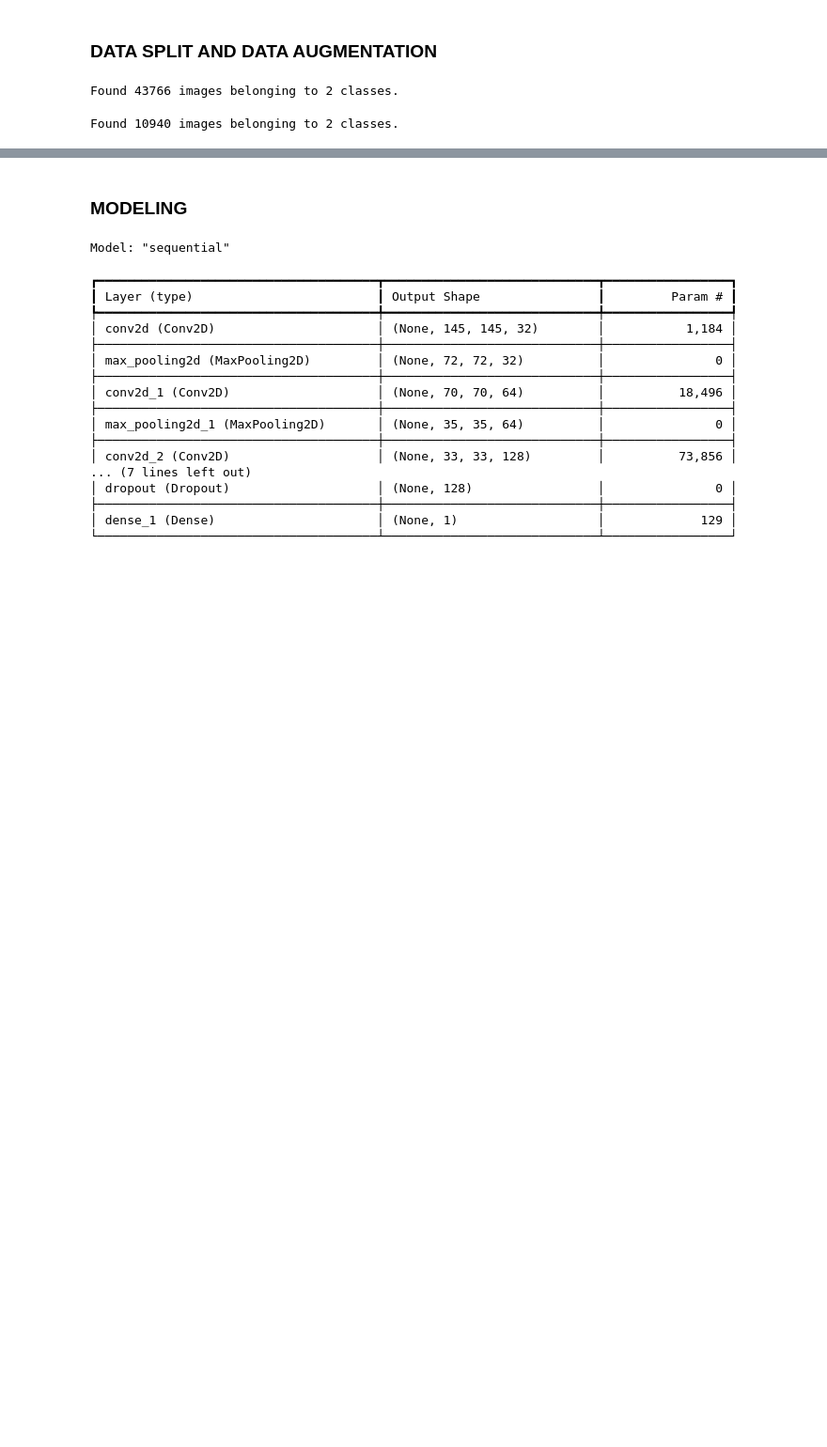
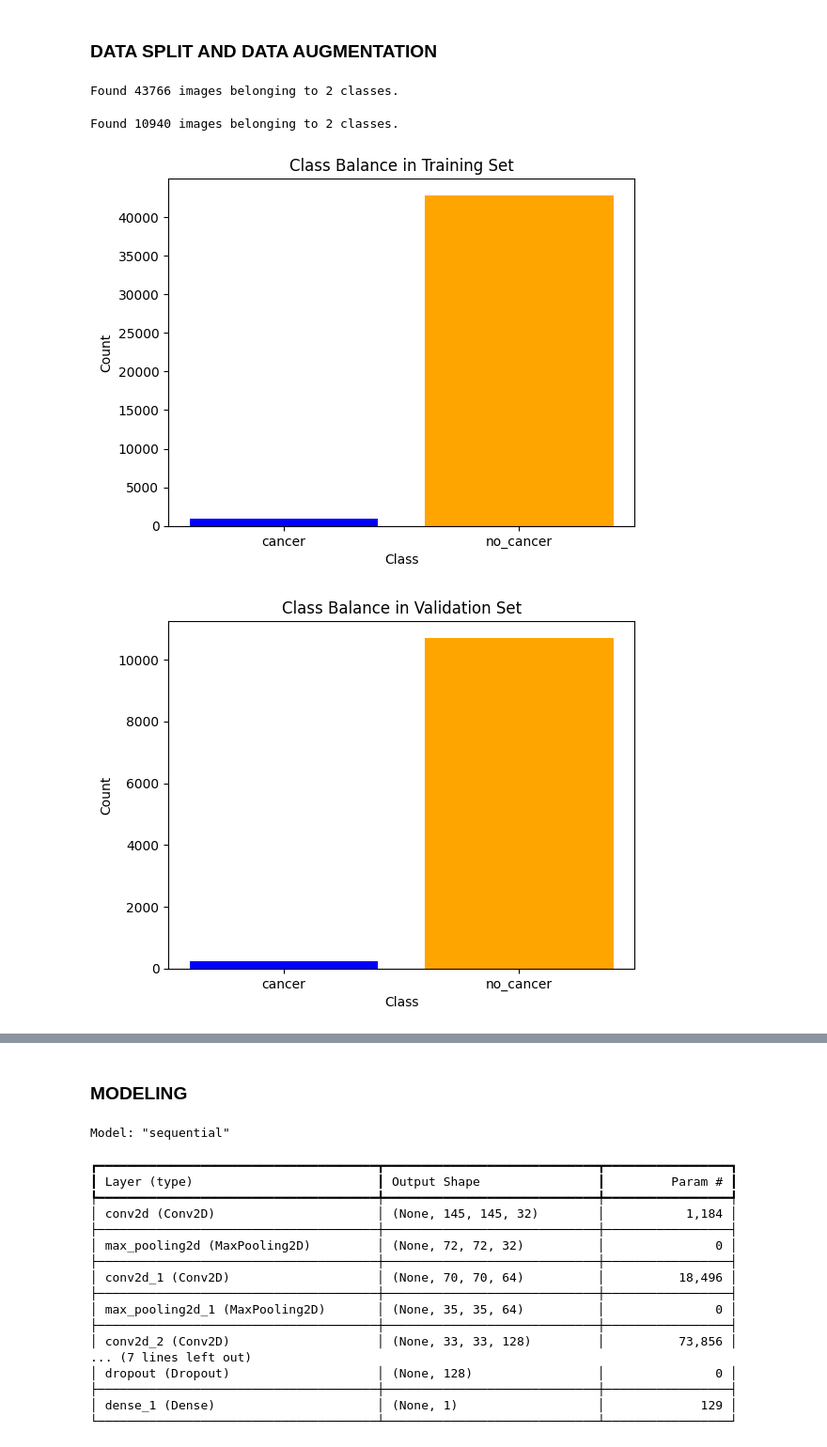
Before and after one commit to Shisiajoy/BreastCancerPrediction, a Jupyter notebook: Training.ipynb, the cells around one changed output, grey strips where cells are left out. Shown at 94% size. Saved outputs shown, nothing was run; the diff lists cells and outputs as text; code cells hidden in the pictures; blank space fills up the shorter version.

```diff
--- a/Training.ipynb
+++ b/Training.ipynb
@@ -223,3 +236,47 @@ Found 43766 images belonging to 2 classes.
 validationgenerator = datagenerator.flow_from_directory(base_path , target_size = (150 ,150), batch_size = 32 , class_mode = 'binary' ,subset = 'validation', color_mode='grayscale')
 # %% [output]
 Found 10940 images belonging to 2 classes.
+# %%
+import matplotlib.pyplot as plt
+from collections import Counter
+
+# Assuming traingenerator and validationgenerator are defined as shown
+
+# Get class indices
+train_class_indices = traingenerator.class_indices
+val_class_indices = validationgenerator.class_indices
+
+# Get class counts for training and validation sets
+train_class_counts = Counter(traingenerator.classes)
+val_class_counts = Counter(validationgenerator.classes)
+
+# Map class indices to class labels
+train_labels = {v: k for k, v in train_class_indices.items()}
+val_labels = {v: k for k, v in val_class_indices.items()}
+
+# Plot the class balance for the training set
+plt.bar([train_labels[k] for k in train_class_counts.keys()], train_class_counts.values(), color=['blue', 'orange'])
+plt.title('Class Balance in Training Set')
+plt.xlabel('Class')
+plt.ylabel('Count')
+plt.show()
+
+# Plot the class balance for the validation set
+plt.bar([val_labels[k] for k in val_class_counts.keys()], val_class_counts.values(), color=['blue', 'orange'])
+plt.title('Class Balance in Validation Set')
+plt.xlabel('Class')
+plt.ylabel('Count')
+plt.show()
+
+# Plot pie chart for training set
+plt.pie(train_class_counts.values(), labels=[train_labels[k] for k in train_class_counts.keys()], autopct='%1.1f%%', colors=['blue', 'orange'])
+plt.title('Class Balance in Training Set')
+plt.show()
+
+# Plot pie chart for validation set
+plt.pie(val_class_counts.values(), labels=[val_labels[k] for k in val_class_counts.keys()], autopct='%1.1f%%', colors=['blue', 'orange'])
+plt.title('Class Balance in Validation Set')
+plt.show()
+# %% [output]
+[figure, added]
+[figure, added]
```
Also changed, not shown: parts of 4 cells of this notebook.
